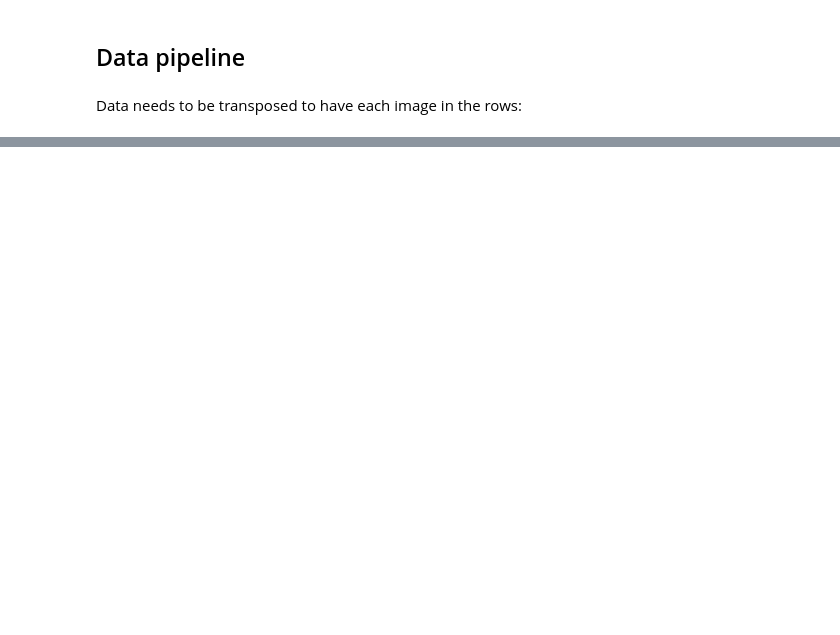
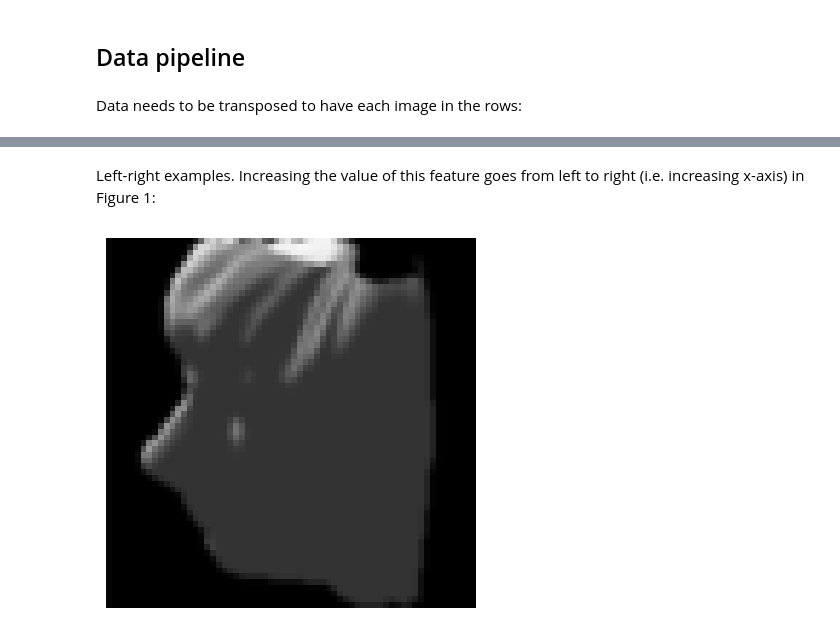
Before and after one commit to jlmelville/drnb, a Jupyter notebook: notebooks/data-pipeline/isofaces.ipynb, the cells around one changed output, grey strips where cells are left out. Saved outputs shown, nothing was run; the diff lists cells and outputs as text; code cells hidden in the pictures; blank space fills up the shorter version.

```diff
--- a/notebooks/data-pipeline/isofaces.ipynb
+++ b/notebooks/data-pipeline/isofaces.ipynb
@@ -84,0 +85,6 @@ time: 3.71 ms (started: 2022-09-15 22:51:29 -07:00)
+# %% [markdown]
+Left-right examples. Increasing the value of this feature goes from left to right (i.e. increasing x-axis) in Figure 1:
+# %%
+show_face(faces_data["images"], np.argmin(faces_data["poses"][0]))
+# %% [output]
+[figure, added]
```
Also changed, not shown: parts of 21 cells of this notebook.
